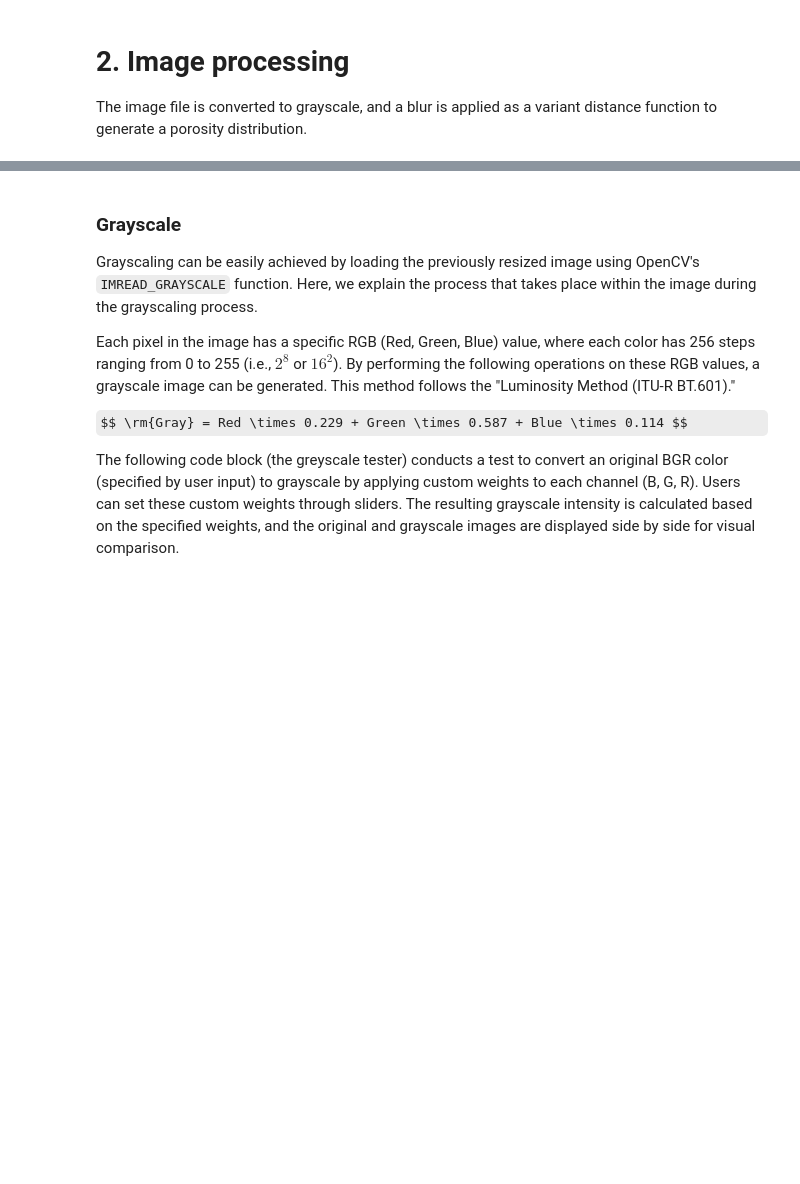
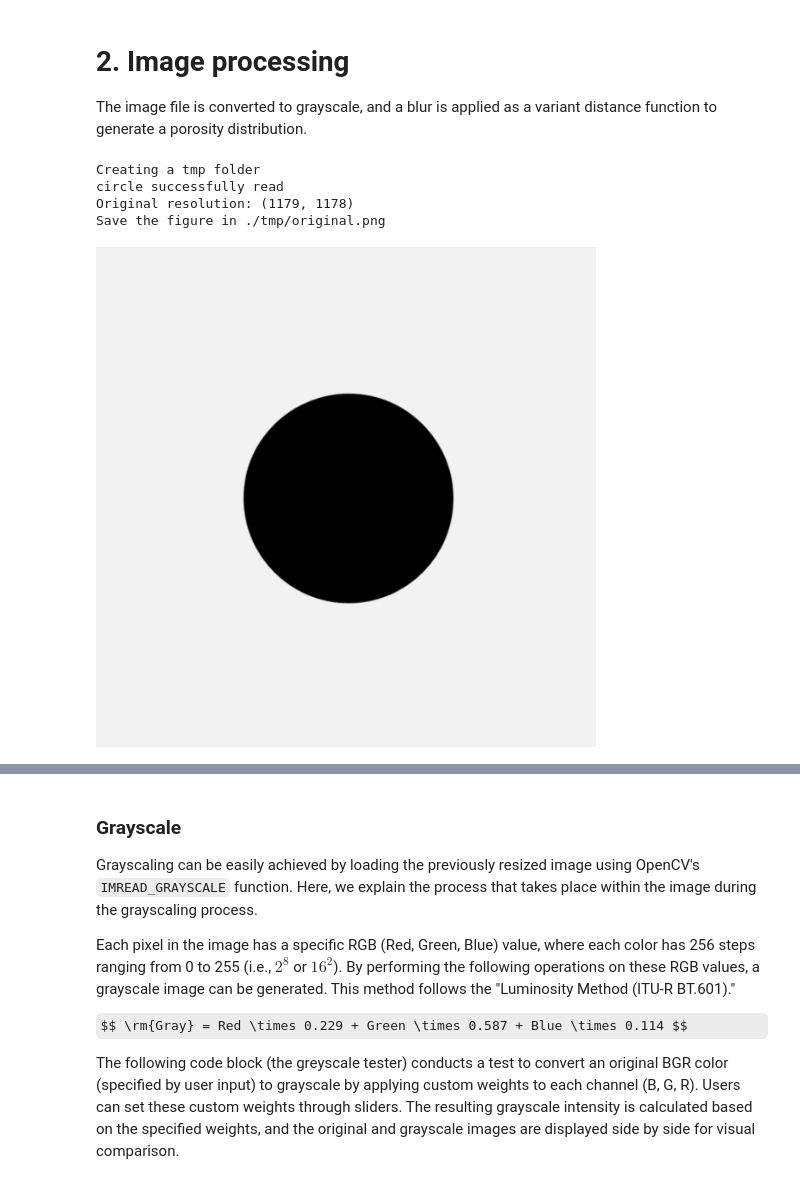
Before and after one commit to nobu-n2002/CFD2023_image_processing, a Jupyter notebook: ibm_image_processing_ver2.ipynb, the cells around one changed output, grey strips where cells are left out. Drawn from its saved outputs; the diff is of its cells as text; code cells hidden in the pictures; some formulas as TeX source; blank space fills up the shorter version.

```diff
--- a/ibm_image_processing_ver2.ipynb
+++ b/ibm_image_processing_ver2.ipynb
@@ -86,7 +86,7 @@ def heif_to_image(path):
 
 # Parameters
 use_upload = False  # @param {type:"boolean"}
-file_path = "/content/img.png"  # @param {type:"string"}
+file_path = "/content/circle.JPG"  # @param {type:"string"}
 upload_button = None
 
 # Check if 'tmp' folder exists, create if not
@@ -100,33 +100,39 @@ if use_upload:
 
 # Get the file path
 if use_upload and len(upload_button) > 0:
     file_path_input = list(upload_button.keys())[0]
     file_path = file_path_input
 else:
     file_path_input = file_path
 
 # Check if the file exists
 if os.path.exists(file_path_input):
     file_name, file_extension = os.path.splitext(os.path.basename(file_path_input))
 
     # Check if the file is in HEIC format and convert to PNG if needed
     if file_extension.lower() == '.heic':
         img = heif_to_image(file_path_input)
         img.save(f"./tmp/{file_name}.png", "PNG")
         file_path = f"./tmp/{file_name}.png"
 
     print(f'{file_name} successfully read')
     original_image = cv2.imread(file_path, cv2.IMREAD_UNCHANGED)
     height, width = original_image.shape[0:2]
 
     file_path_original = f"./tmp/original.png"
     cv2.imwrite(file_path_original, original_image)
 
     print('Original resolution:', original_image.shape[0:2])
     print('\033[32m' + f'Save the figure in {file_path_original}' + '\033[0m')
     display(Image(file_path, width=500))
 else:
     sys.exit('No file input')
+# %% [output]
+Creating a tmp folder
+circle successfully read
+Original resolution: (1179, 1178)
+Save the figure in ./tmp/original.png
+[figure, added]
 # %%
 # @title Cropping and Adding Margins { run: "auto", vertical-output: true, display-mode: "form" }
 # { run: "auto", vertical-output: true, display-mode: "form" }
```
Also changed, not shown: parts of 11 cells of this notebook.
